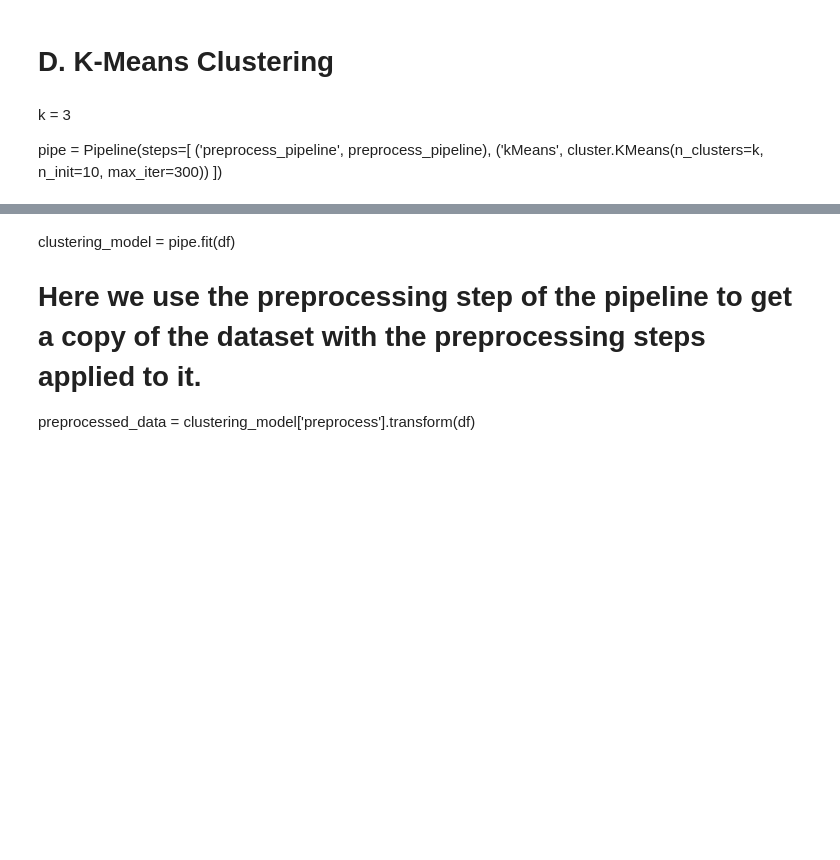
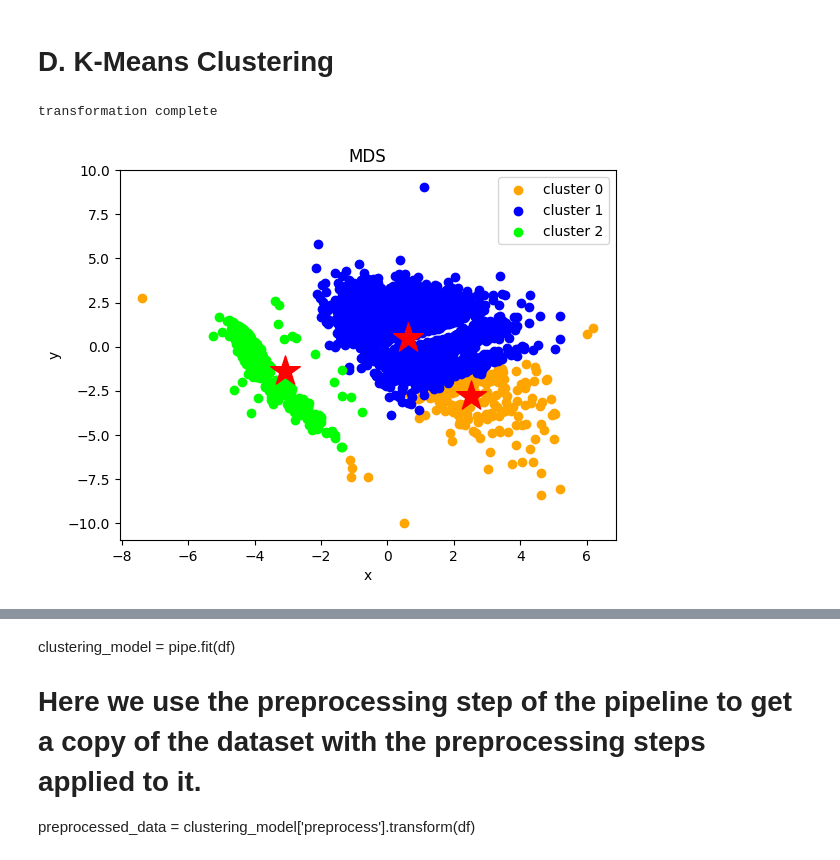
Before and after one commit to qaz73/ULAssignment-2, a Jupyter notebook: etivity2.ipynb, the cells around one changed output, grey strips where cells are left out. Drawn from its saved outputs; the diff is of its cells as text; code cells hidden in the pictures; blank space fills up the shorter version.

```diff
--- a/etivity2.ipynb
+++ b/etivity2.ipynb
@@ -233,0 +322,12 @@ ValueError: too many values to unpack (expected 3)
+# %%
+
+
+#preprocess_pipeline
+X_debug = col_transform.fit_transform(df)
+print ('debug',X_debug);
+
+#.toarray(), columns=pipeline.named_steps['onehot'].get_feature_names_out(['contact'])
+transformed_df = pd.DataFrame(X_debug)
+
+# Save the transformed data to a CSV file
+transformed_df.to_csv('transformed_data.csv', index=False)
@@ -234,9 +348,25 @@ ValueError: too many values to unpack (expected 3)
 # %% [markdown]
 # D. K-Means Clustering
-# %% [markdown]
-k = 3
-
-pipe = Pipeline(steps=[
-    ('preprocess_pipeline', preprocess_pipeline),
-    ('kMeans', cluster.KMeans(n_clusters=k, n_init=10, max_iter=300))
-])
+# %%
+k = 3
+
+pipe = Pipeline(steps=[
+    ('preprocess', col_transform),
+    ('kMeans', cluster.KMeans(n_clusters=k, n_init=10, max_iter=300))
+])
+clustering_model = pipe.fit(df)
+
+preprocessed_data = clustering_model['preprocess'].transform(df)
+# %%
+data_and_centers = np.r_[preprocessed_data,clustering_model['kMeans'].cluster_centers_]
+
+XYcoordinates = manifold.MDS(n_components=2, normalized_stress='auto').fit_transform(data_and_centers)
+print("transformation complete")
+
+clustering_scatterplot(points=XYcoordinates[:-k,:],
+                       labels=clustering_model['kMeans'].labels_,
+                       centers=XYcoordinates[-k:,:],
+                       title='MDS')
+# %% [output]
+transformation complete
+[figure, added]
```
Also changed, not shown: parts of 10 cells of this notebook.
